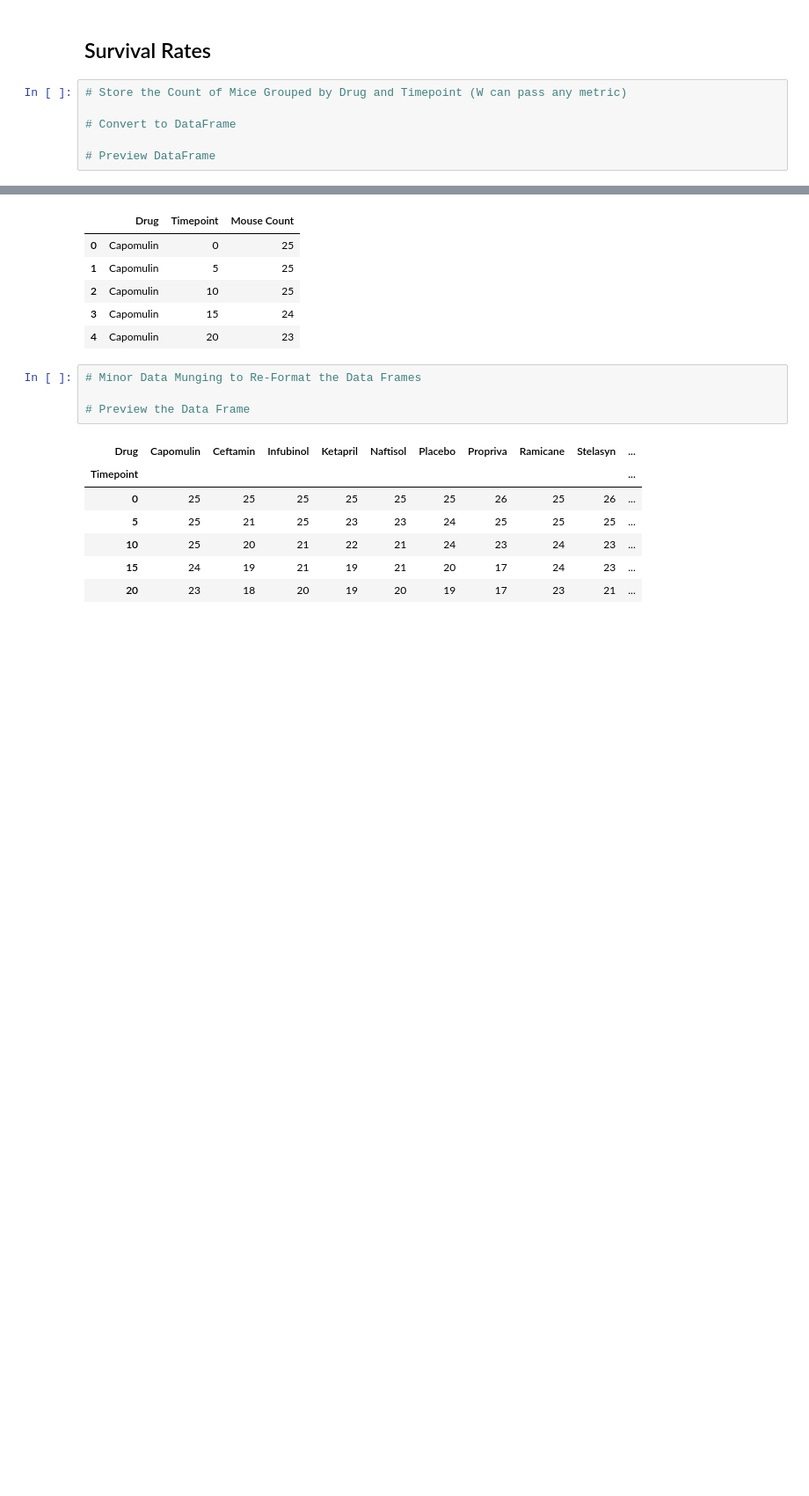
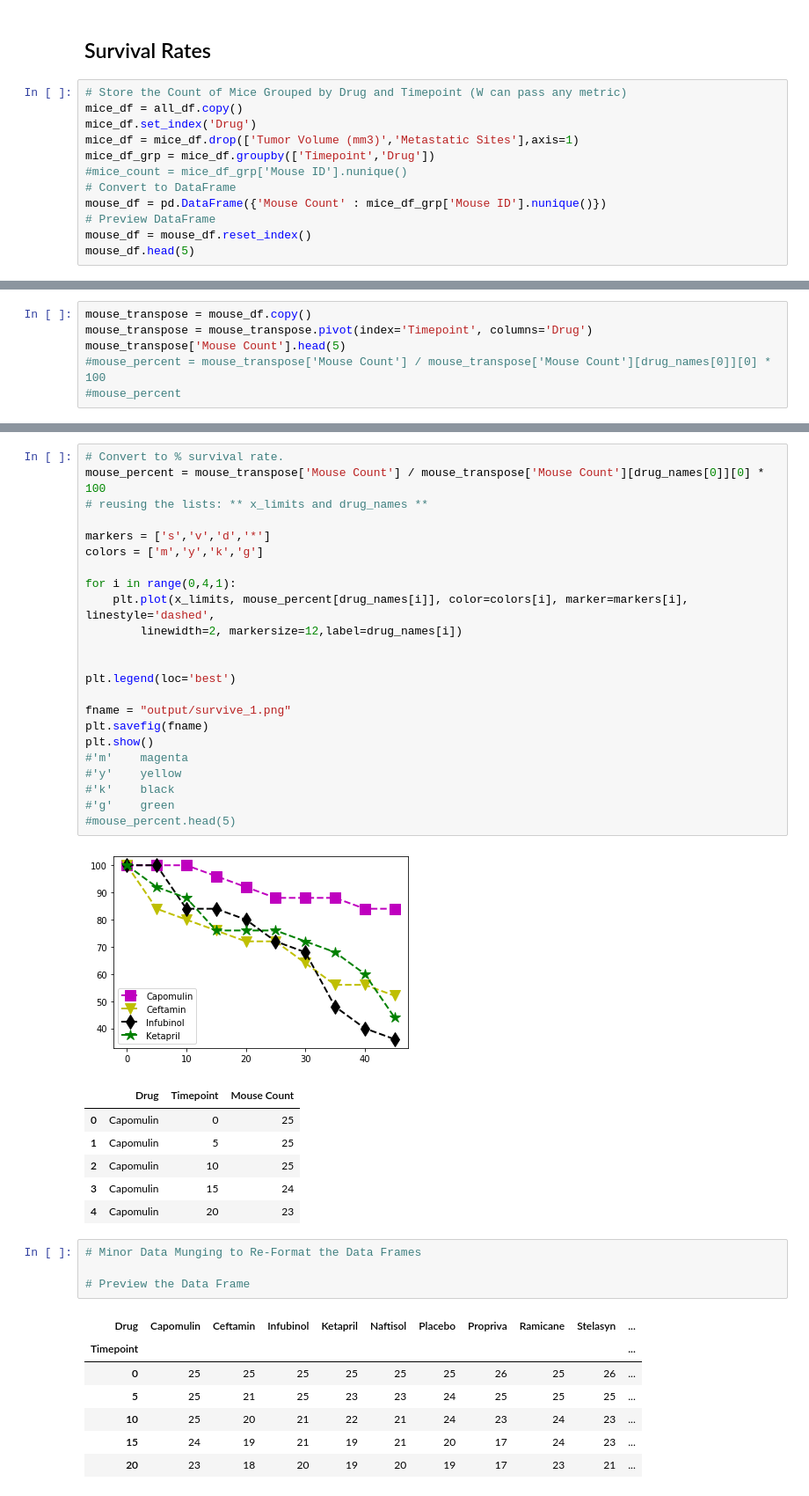
Before and after one commit to rockhound03/matplotlib-challenge, a Jupyter notebook: Pymaceuticals/pymaceuticals_starter.ipynb, the cells around one changed output, grey strips where cells are left out. Shown at 88% size. Drawn from its saved outputs; the diff is of its cells as text; blank space fills up the shorter version.

Commit message:
working on meta site growth

```diff
--- a/Pymaceuticals/pymaceuticals_starter.ipynb
+++ b/Pymaceuticals/pymaceuticals_starter.ipynb
@@ -339,7 +328,13 @@ plt.show()
 ## Survival Rates
 # %%
 # Store the Count of Mice Grouped by Drug and Timepoint (W can pass any metric)
-
+mice_df = all_df.copy()
+mice_df.set_index('Drug')
+mice_df = mice_df.drop(['Tumor Volume (mm3)','Metastatic Sites'],axis=1)
+mice_df_grp = mice_df.groupby(['Timepoint','Drug'])
+#mice_count = mice_df_grp['Mouse ID'].nunique()
 # Convert to DataFrame
-
+mouse_df = pd.DataFrame({'Mouse Count' : mice_df_grp['Mouse ID'].nunique()})
 # Preview DataFrame
+mouse_df = mouse_df.reset_index()
+mouse_df.head(5)
@@ -345,0 +348,6 @@ plt.show()
+# %%
+mouse_transpose = mouse_df.copy()
+mouse_transpose = mouse_transpose.pivot(index='Timepoint', columns='Drug')
+mouse_transpose['Mouse Count'].head(5)
+#mouse_percent = mouse_transpose['Mouse Count'] / mouse_transpose['Mouse Count'][drug_names[0]][0] * 100
+#mouse_percent
@@ -346,3 +362,28 @@ plt.show()
+# %%
+# Convert to % survival rate.
+mouse_percent = mouse_transpose['Mouse Count'] / mouse_transpose['Mouse Count'][drug_names[0]][0] * 100
+# reusing the lists: ** x_limits and drug_names **
+
+markers = ['s','v','d','*']
+colors = ['m','y','k','g']
+
+for i in range(0,4,1):
+    plt.plot(x_limits, mouse_percent[drug_names[i]], color=colors[i], marker=markers[i], linestyle='dashed',
+        linewidth=2, markersize=12,label=drug_names[i])
+
+
+plt.legend(loc='best')
+
+fname = "output/survive_1.png"
+plt.savefig(fname)
+plt.show()
+#'m'	magenta
+#'y'	yellow
+#'k'	black
+#'g'	green
+#mouse_percent.head(5)
+# %% [output]
+[figure, added]
 # %%
 # %% [output]
 |  | Drug | Timepoint | Mouse Count |
```
Also changed, not shown: parts of 6 cells of this notebook.
